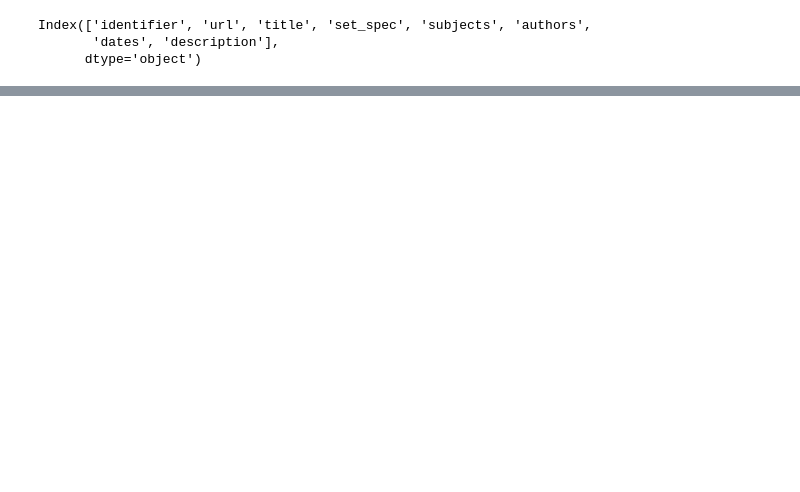
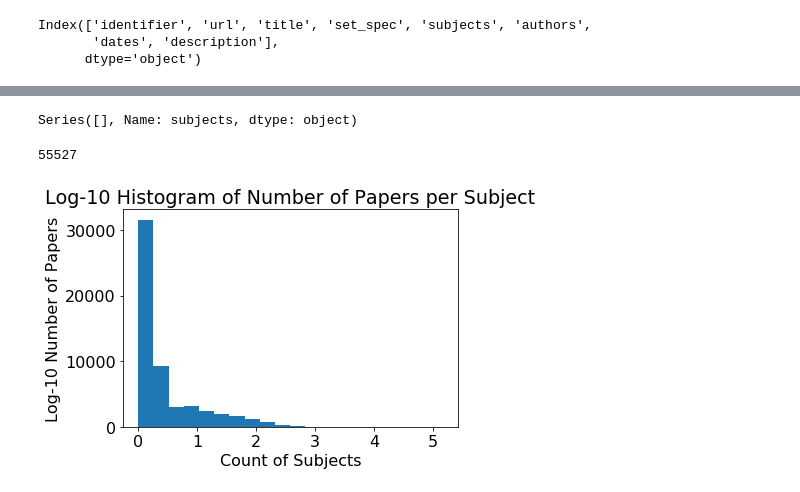
Before and after one commit to stevenrouk/evolution-of-machine-learning, a Jupyter notebook: notebooks/EDA.ipynb, the cells around one changed output, grey strips where cells are left out. Saved outputs shown, nothing was run; the diff lists cells and outputs as text; code cells hidden in the pictures; blank space fills up the shorter version.

```diff
--- a/notebooks/EDA.ipynb
+++ b/notebooks/EDA.ipynb
@@ -58,0 +199,3 @@ Name: set_spec, dtype: int64
+# %%
+all_subjects = df['subjects']
+all_subject_counts = Counter([item for x in all_subjects.values for item in x.split(',')])
@@ -58,0 +222,17 @@ Name: set_spec, dtype: int64
+# %%
+df[df['subjects'].str.lower().str.contains('deep learning')]['subjects']
+# %% [output]
+Series([], Name: subjects, dtype: object)
+# %%
+# Number of subjects
+len(all_subject_counts.keys())
+# %% [output]
+55527
+# %%
+# Distribution of papers by subject
+_ = plt.hist(np.log10(list(all_subject_counts.values())), bins=20)
+_ = plt.title("Log-10 Histogram of Number of Papers per Subject")
+_ = plt.ylabel("Log-10 Number of Papers")
+_ = plt.xlabel("Count of Subjects")
+# %% [output]
+[figure, added]
```
Also changed, not shown: parts of 142 cells of this notebook, 6 other files.
